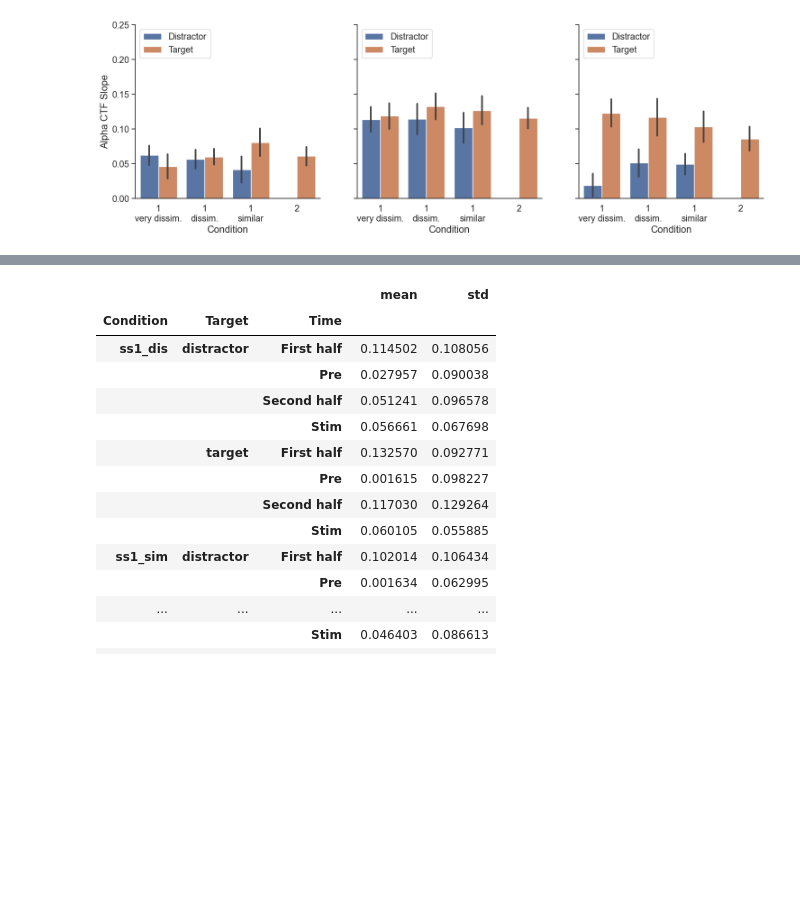
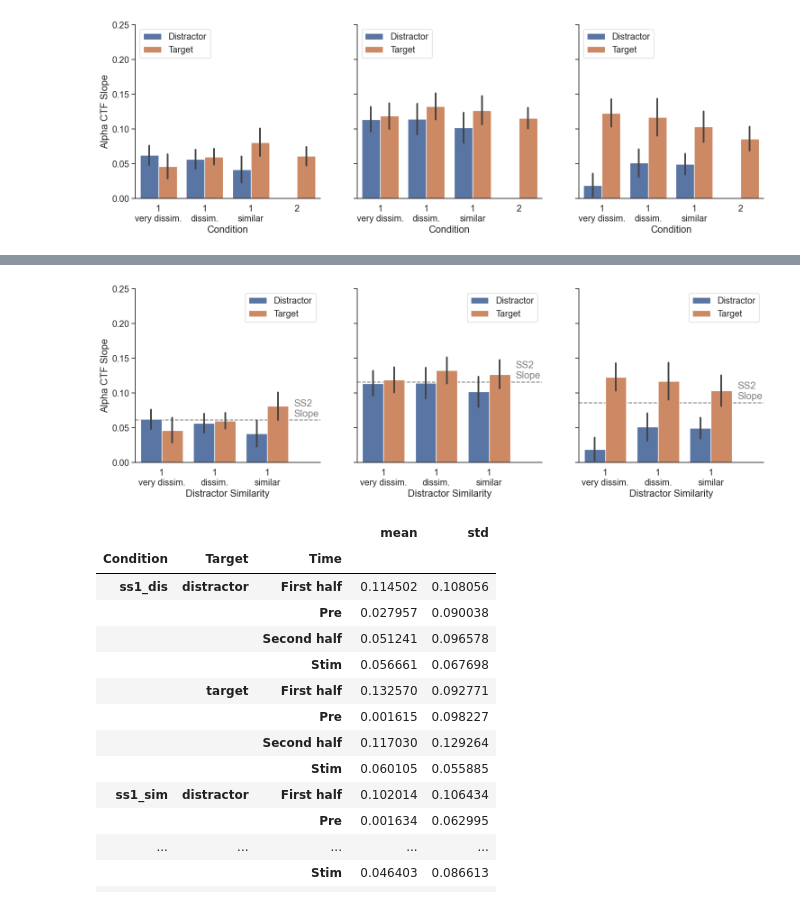
Before and after one commit to WilliamThyer/Dissociating-Spatial-and-Item-Based-Attention, a Jupyter notebook: Discus/analysis/IEM copy.ipynb, the cells around one changed output, grey strips where cells are left out. Drawn from its saved outputs; the diff is of its cells as text; code cells hidden in the pictures; blank space fills up the shorter version.

```diff
--- a/Discus/analysis/IEM copy.ipynb
+++ b/Discus/analysis/IEM copy.ipynb
@@ -704,3 +707,72 @@ plt.show()
+# %%
+import seaborn as sns
+import matplotlib.pyplot as plt
+
+custom_params = {"axes.spines.right": False, "axes.spines.top": False}
+sns.set_theme(font_scale=1.3,style='white',rc=custom_params)
+fig,ax = plt.subplots(1,3,figsize=(18,5))
+
+sns.barplot(
+    x='Condition',y='Slope', hue='Target',
+    data=subject_means.query('(Time=="Stim")&(Condition!="ss2")'),ax=ax[0],
+    errorbar='se',
+    order=['ss1_vdis','ss1_dis','ss1_sim'],
+    dodge=True)
+ss2_slope = subject_means.query('(Time=="Stim")&(Condition=="ss2")')['Slope'].mean()
+ax[0].axhline(
+    y=ss2_slope,
+    linestyle='--',color='gray',zorder=-1)
+ax[0].text(x=2.5,y = ss2_slope+.005, s='SS2\nSlope',color='gray')
+ax[0].set_ylabel('Alpha CTF Slope')
+ax[0].yaxis.set_ticks_position('left')
+
+# First half
+sns.barplot(
+    x='Condition',y='Slope', hue='Target',
+    data=subject_means.query('(Time=="First half")&(Condition!="ss2")'),ax=ax[1],#palette= colors,
+    errorbar='se',
+    order=['ss1_vdis','ss1_dis','ss1_sim'],
+    dodge=True)
+ss2_slope = subject_means.query('(Time=="First half")&(Condition=="ss2")')['Slope'].mean()
+ax[1].axhline(
+    y=ss2_slope,
+    linestyle='--',color='gray',zorder=-1)
+ax[1].text(x=2.5,y = ss2_slope+.005, s='SS2\nSlope',color='gray')
+ax[1].yaxis.set_ticks_position('left')
+ax[1].set_yticklabels([''])
+ax[1].set_ylabel('')
+
+# second half
+sns.barplot(
+    x='Condition',y='Slope', hue='Target',
+    data=subject_means.query('(Time=="Second half")&(Condition!="ss2")'),ax=ax[2],#palette= colors,
+    order=['ss1_vdis','ss1_dis','ss1_sim'],
+    errorbar='se',
+    dodge=True)
+ss2_slope = subject_means.query('(Time=="Second half")&(Condition=="ss2")')['Slope'].mean()
+ax[2].axhline(
+    y=ss2_slope,
+    linestyle='--',color='gray',zorder=-1)
+ax[2].text(x=2.5,y = ss2_slope+.005, s='SS2\nSlope',color='gray')
+ax[2].yaxis.set_ticks_position('left')
+ax[2].set_yticklabels([''])
+ax[2].set_ylabel('')
+
+for a in ax:
+    a.set_ylim(0,.25)
+    a.set_xticklabels(['1\nvery dissim.','1\ndissim.','1\nsimilar'])
+    leg = a.get_legend()
+    leg.set_title("")
+    leg.get_texts()[0].set_text('Distractor')
+    leg.get_texts()[1].set_text('Target')
+    a.set_xlim(-.5,3)
+    a.set_xlabel('Distractor Similarity')
+
+plt.savefig('output/figures/iembar.png',dpi=500,bbox_inches='tight')
+plt.savefig('output/figures/iembar.pdf',dpi=500,bbox_inches='tight')
+plt.show()
+# %% [output]
+[figure, added]
 # %%
 subject_means.groupby(['Condition','Target','Time']).agg(['mean','std'])['Slope']
 # %% [output]
```
Also changed, not shown: parts of 2 cells of this notebook, 9 other files.
